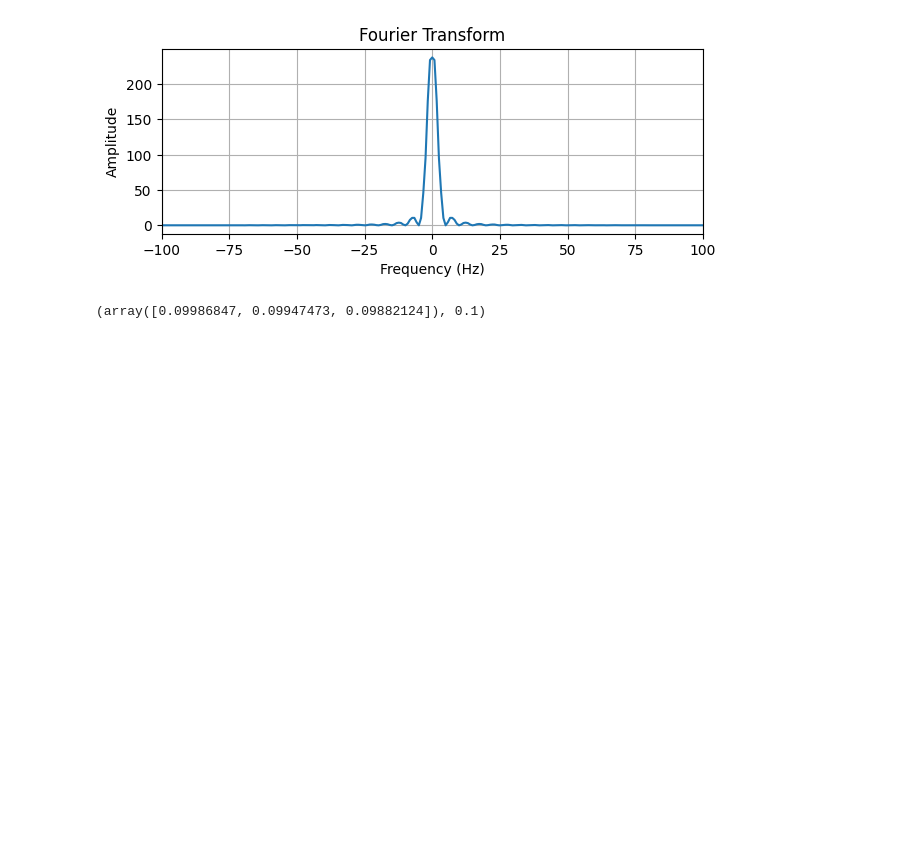
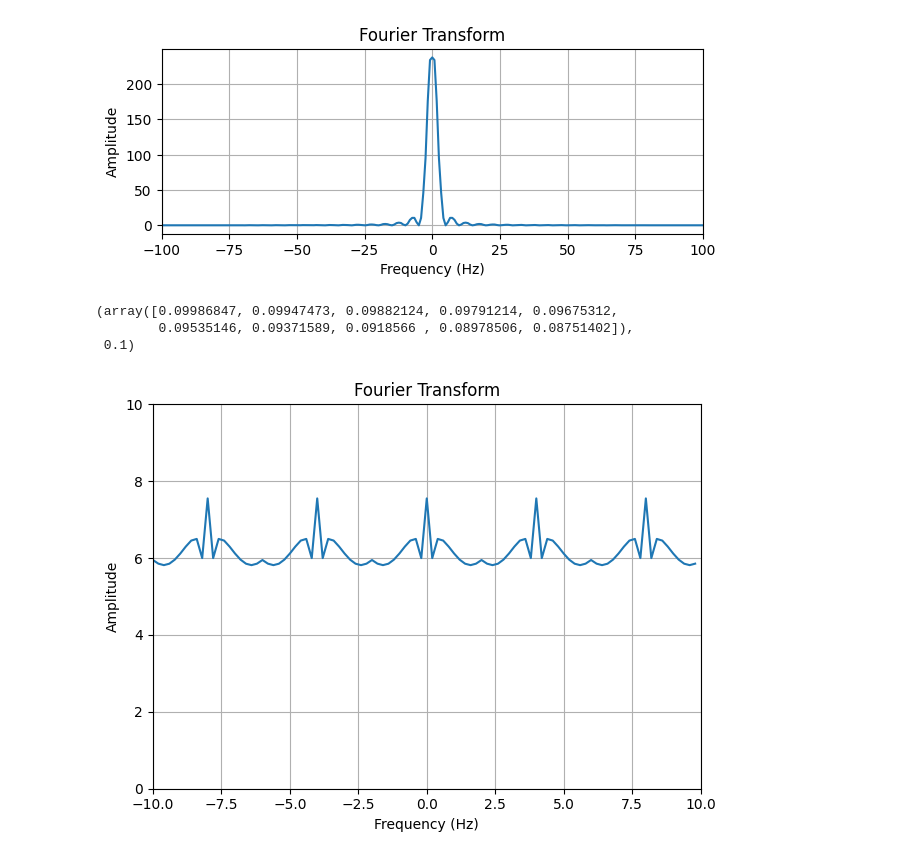
Before and after one commit to SalvatoreAguilera/ECG-SIM, a Jupyter notebook: ecg.ipynb, the cells around one changed output. Saved outputs shown, nothing was run; the diff lists cells and outputs as text; code cells hidden in the pictures; blank space fills up the shorter version.

```diff
--- a/ecg.ipynb
+++ b/ecg.ipynb
@@ -125,16 +125,16 @@ plt.show()
 [figure]
 # %%
 from scipy.integrate import quad
-#calculate the coefficients
 
-def coefficients(n):
+def coefficients(n,b,amp, p1,p2):
+    period = abs(p1)+abs(p2)
     c = -1
     def a0(x):
-        return (c*2*2.5*x)/(40) + 2.5
+        return (c*b*amp*x)/(period) + amp
 
-    R_a0, _ = quad(a0, 0, 20)
+    R_a0, _ = quad(a0, p1+p2, p2)
     c = 1
-    R1_a0, _ = quad(a0,-20,0)
+    R1_a0, _ = quad(a0,p1,p1+p2)
     R_a0 = 1/500*(R_a0+R1_a0)
 
 
@@ -142,16 +142,67 @@ def coefficients(n):
     def aN(low, high):
         arr = np.zeros((n))
         for i in range(1,n+1):
-            f = lambda x : ((c*2*2.5*x)/(40) + 2.5)*np.cos((i*np.pi*x)/500)
+            f = lambda x : (a0(x))*np.cos((i*np.pi*x)/500)
             arr[i-1], _ = quad(f, low, high)
         return arr
 
     R_an = []
-    R_an = aN(-20, 0)
+    R_an = aN(p1, p1+p2)
     c = -1
     R1_an = []
-    R1_an = aN(0,20)
+    R1_an = aN(p1+p2,p2)
     a_N = 1/500*(R_an+R1_an)
     return a_N, R_a0
+
+coefficients(10, 2, 2.5, -20,20)
 # %% [output]
-(array([0.09986847, 0.09947473, 0.09882124]), 0.1)
+(array([0.09986847, 0.09947473, 0.09882124, 0.09791214, 0.09675312,
+        0.09535146, 0.09371589, 0.0918566 , 0.08978506, 0.08751402]),
+ 0.1)
+# %%
+def T_wave(n, low, high):
+    def a0(x):
+        return np.cos((np.pi*x)/(2*(200)))+1
+    T_a0, _ = quad(a0, low, high)
+
+    def aN():
+        arr = np.zeros((n))
+        for i in range(1,n+1):
+            f = lambda x : (a0(x))*np.cos((i*np.pi*x)/500)
+            arr[i-1], _ = quad(f, low, high, limit=50)
+        return arr
+    T_a0 = T_a0 * (1/500)
+    T_aN = aN()*1/500
+    return T_aN, T_a0
+
+
+def fourier():
+    #R-WAVE
+    n, b,amp, p1,p2 = 20, 2, 2.5, -20, 20
+    R_an, R_a0 = coefficients(n,b,amp, p1,p2)
+    Q_an, Q_a0 = coefficients(n, b, .1, -100, -20)
+    S_an, S_a0 = coefficients(n, b, .05, 20, 100)
+    T_an, T_a0 = T_wave(n, 300, 500)
+    P_an, P_a0 = T_wave(n,-300,-100)
+    R_an += P_an + Q_an + S_an + T_an
+    R_a0 += P_a0 + Q_a0 + S_a0 + T_a0
+
+
+    x = np.arange(-10,10, .20)
+
+    y = np.zeros(len(x))
+    for i in range(1,n+1):
+        y += np.cos((np.pi*x*i)/(2)) * R_an[i-1] + (R_a0/2)
+    return x, y
+x, y = fourier()
+plt.plot(x, y)
+plt.title('Fourier Transform')
+plt.xlabel('Frequency (Hz)')
+plt.ylabel('Amplitude')
+plt.grid(True)
+plt.ylim(0, 10)
+plt.xlim(-10, 10)
+plt.tight_layout()
+plt.show()
+# %% [output]
+[figure, added]
```
